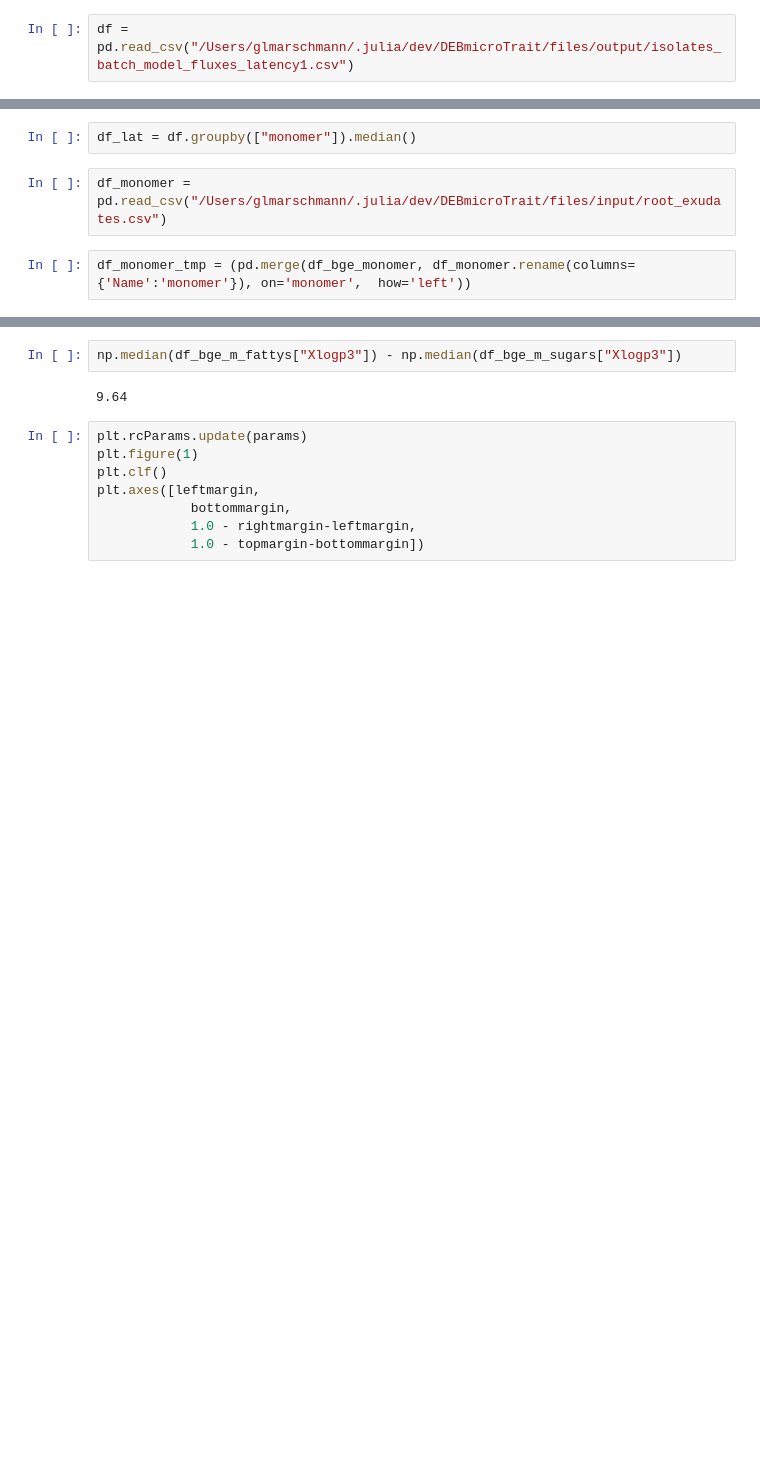
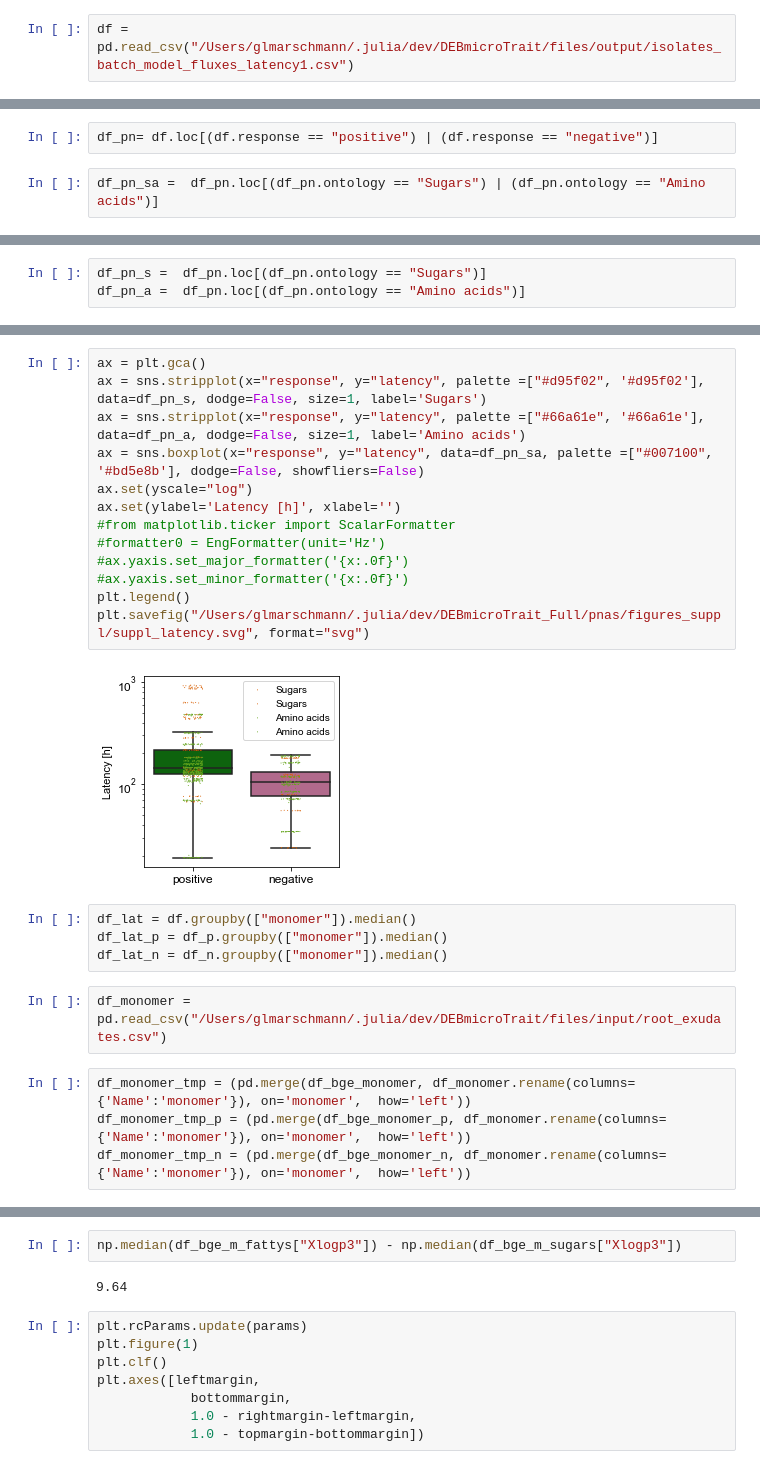
Before and after one commit to giannamars/DEBmicroTrait.jl, a Jupyter notebook: scripts/post_processing/batch_simulations.ipynb, the cells around one changed output, grey strips where cells are left out. Saved outputs shown, nothing was run; the diff lists cells and outputs as text; blank space fills up the shorter version.

```diff
--- a/scripts/post_processing/batch_simulations.ipynb
+++ b/scripts/post_processing/batch_simulations.ipynb
@@ -505,0 +530,4 @@ df = pd.read_csv("/Users/glmarschmann/.julia/dev/DEBmicroTrait/files/output/isol
+# %%
+df_pn= df.loc[(df.response == "positive") | (df.response == "negative")]
+# %%
+df_pn_sa =  df_pn.loc[(df_pn.ontology == "Sugars") | (df_pn.ontology == "Amino acids")]
@@ -505,0 +542,3 @@ df = pd.read_csv("/Users/glmarschmann/.julia/dev/DEBmicroTrait/files/output/isol
+# %%
+df_pn_s =  df_pn.loc[(df_pn.ontology == "Sugars")]
+df_pn_a =  df_pn.loc[(df_pn.ontology == "Amino acids")]
@@ -506,8 +584,27 @@ df = pd.read_csv("/Users/glmarschmann/.julia/dev/DEBmicroTrait/files/output/isol
+# %%
+ax = plt.gca()
+ax = sns.stripplot(x="response", y="latency", palette =["#d95f02", '#d95f02'], data=df_pn_s, dodge=False, size=1, label='Sugars')
+ax = sns.stripplot(x="response", y="latency", palette =["#66a61e", '#66a61e'], data=df_pn_a, dodge=False, size=1, label='Amino acids')
+ax = sns.boxplot(x="response", y="latency", data=df_pn_sa, palette =["#007100", '#bd5e8b'], dodge=False, showfliers=False)
+ax.set(yscale="log")
+ax.set(ylabel='Latency [h]', xlabel='')
+#from matplotlib.ticker import ScalarFormatter
+#formatter0 = EngFormatter(unit='Hz')
+#ax.yaxis.set_major_formatter('{x:.0f}')
+#ax.yaxis.set_minor_formatter('{x:.0f}')
+plt.legend()
+plt.savefig("/Users/glmarschmann/.julia/dev/DEBmicroTrait_Full/pnas/figures_suppl/suppl_latency.svg", format="svg")
+# %% [output]
+[figure, added]
 # %%
 df_lat = df.groupby(["monomer"]).median()
+df_lat_p = df_p.groupby(["monomer"]).median()
+df_lat_n = df_n.groupby(["monomer"]).median()
 # %%
 df_monomer = pd.read_csv("/Users/glmarschmann/.julia/dev/DEBmicroTrait/files/input/root_exudates.csv")
 # %%
 df_monomer_tmp = (pd.merge(df_bge_monomer, df_monomer.rename(columns={'Name':'monomer'}), on='monomer',  how='left'))
+df_monomer_tmp_p = (pd.merge(df_bge_monomer_p, df_monomer.rename(columns={'Name':'monomer'}), on='monomer',  how='left'))
+df_monomer_tmp_n = (pd.merge(df_bge_monomer_n, df_monomer.rename(columns={'Name':'monomer'}), on='monomer',  how='left'))
 # %%
 df_monomer_all = pd.merge(df_monomer_tmp, df_lat, on='monomer',  how='left')
```
Also changed, not shown: parts of 36 cells of this notebook, 4 other files.
